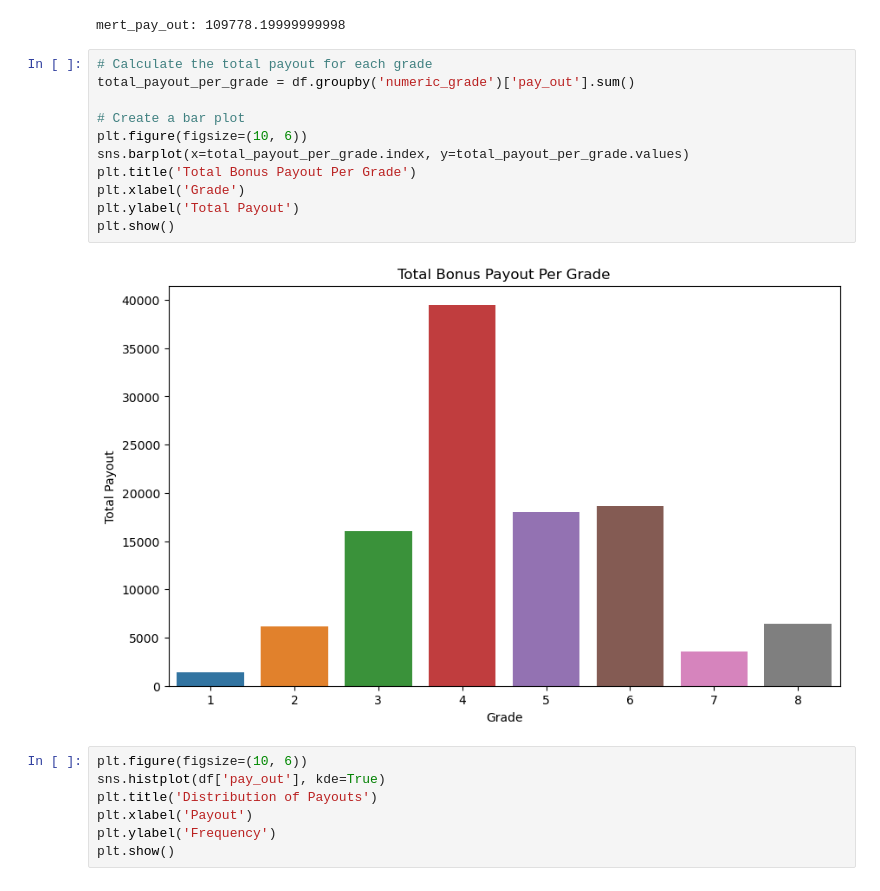
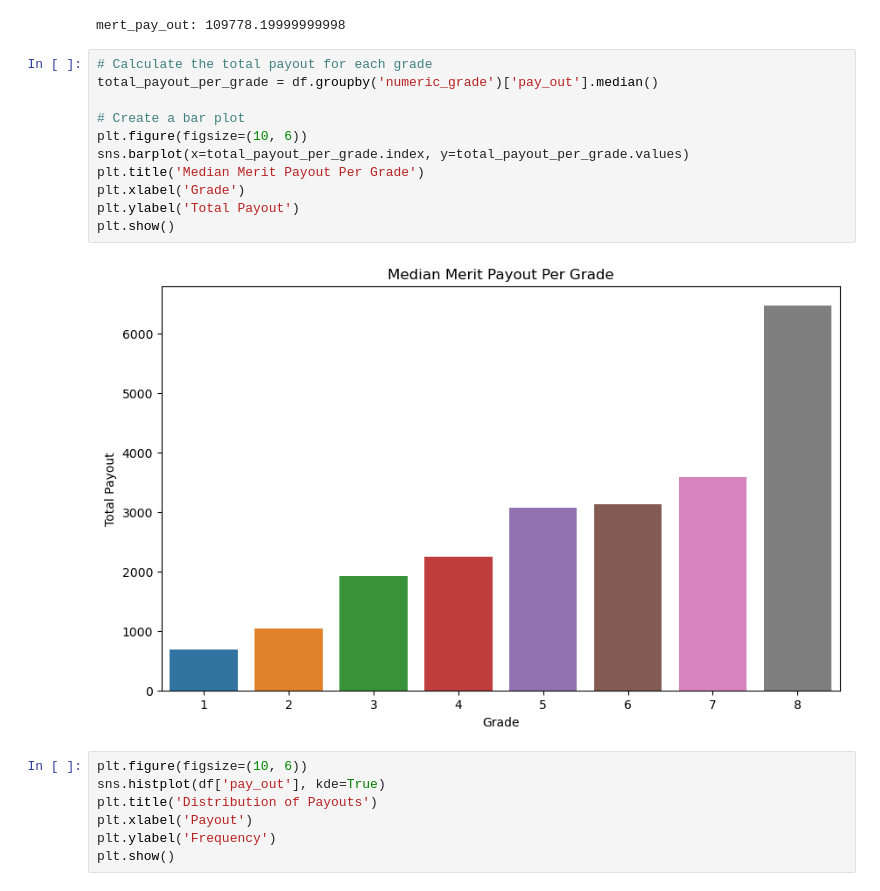
Before and after one commit to Haqbani/Calculate-merit-increase-for-ACN, a Jupyter notebook: calculate-merit-increase-for-acn.ipynb, the cells around one changed output. Saved outputs shown, nothing was run; the diff lists cells and outputs as text.

Commit message:
Kaggle Notebook | Calculate merit increase for ACN | Version 10

```diff
--- a/calculate-merit-increase-for-acn.ipynb
+++ b/calculate-merit-increase-for-acn.ipynb
@@ -298,17 +298,17 @@ print(f'mert_pay_out: {total_payout}')
 mert_pay_out: 109778.19999999998
 # %%
 # Calculate the total payout for each grade
-total_payout_per_grade = df.groupby('numeric_grade')['pay_out'].sum()
+total_payout_per_grade = df.groupby('numeric_grade')['pay_out'].median()
 
 # Create a bar plot
 plt.figure(figsize=(10, 6))
 sns.barplot(x=total_payout_per_grade.index, y=total_payout_per_grade.values)
-plt.title('Total Bonus Payout Per Grade')
+plt.title('Median Merit Payout Per Grade')
 plt.xlabel('Grade')
 plt.ylabel('Total Payout')
 plt.show()
 # %% [output]
-[figure, old version]
+[figure, new version]
 # %%
 plt.figure(figsize=(10, 6))
 sns.histplot(df['pay_out'], kde=True)
```
Also changed, not shown: parts of 2 cells of this notebook.
